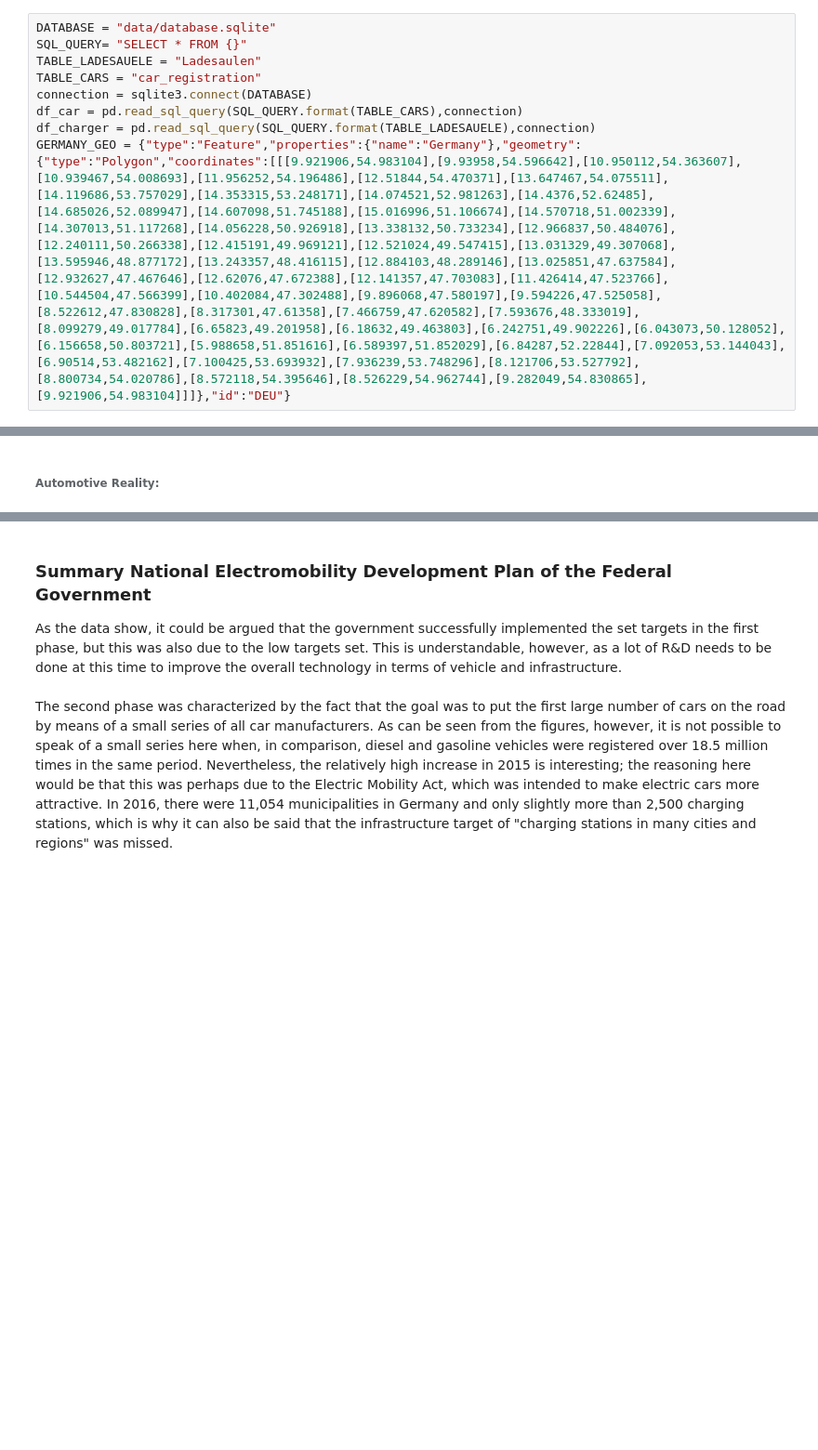
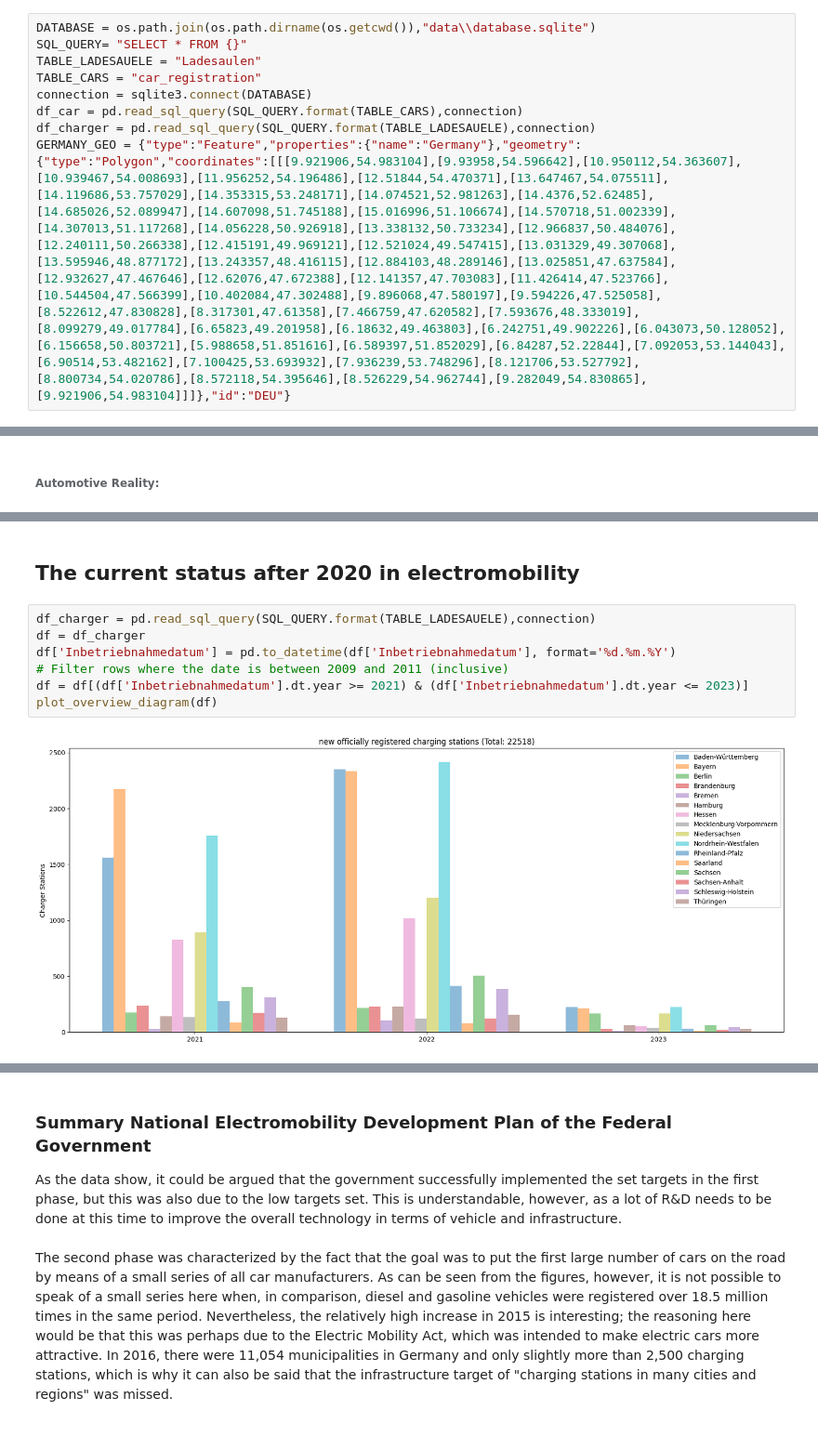
Before and after one commit to Lavicola/2023-amse-lavicola, a Jupyter notebook: project/report.ipynb, the cells around one changed output, grey strips where cells are left out. Shown at 93% size. Saved outputs shown, nothing was run; the diff lists cells and outputs as text; blank space fills up the shorter version.

Commit message:
fix: complete missing information in report and execute as trusted notebook add: kba also downloads years up to 2022 now

```diff
--- a/project/report.ipynb
+++ b/project/report.ipynb
@@ -8,6 +9,6 @@ import warnings
 warnings.filterwarnings('ignore')
 # %%
-DATABASE = "data/database.sqlite"
+DATABASE = os.path.join(os.path.dirname(os.getcwd()),"data\\database.sqlite")
 SQL_QUERY= "SELECT * FROM {}"
 TABLE_LADESAUELE = "Ladesaulen"
 TABLE_CARS = "car_registration"
@@ -156,0 +151,11 @@ plot_cars([2017,2018,2019,2020])
+# %% [markdown]
+## The current status after 2020 in electromobility
+# %%
+df_charger = pd.read_sql_query(SQL_QUERY.format(TABLE_LADESAUELE),connection)
+df = df_charger
+df['Inbetriebnahmedatum'] = pd.to_datetime(df['Inbetriebnahmedatum'], format='%d.%m.%Y')
+# Filter rows where the date is between 2009 and 2011 (inclusive)
+df = df[(df['Inbetriebnahmedatum'].dt.year >= 2021) & (df['Inbetriebnahmedatum'].dt.year <= 2023)]
+plot_overview_diagram(df)
+# %% [output]
+[figure, added]
```
Also changed, not shown: parts of 17 cells of this notebook, 1 other file.
